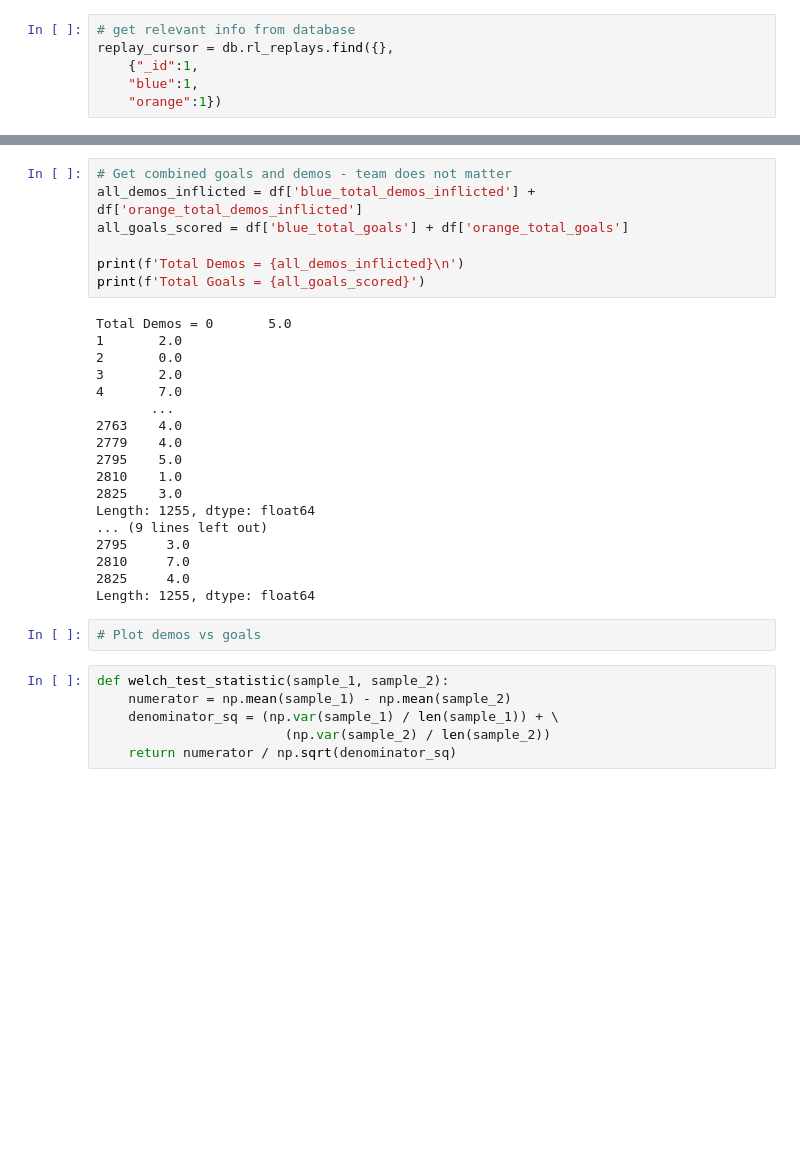
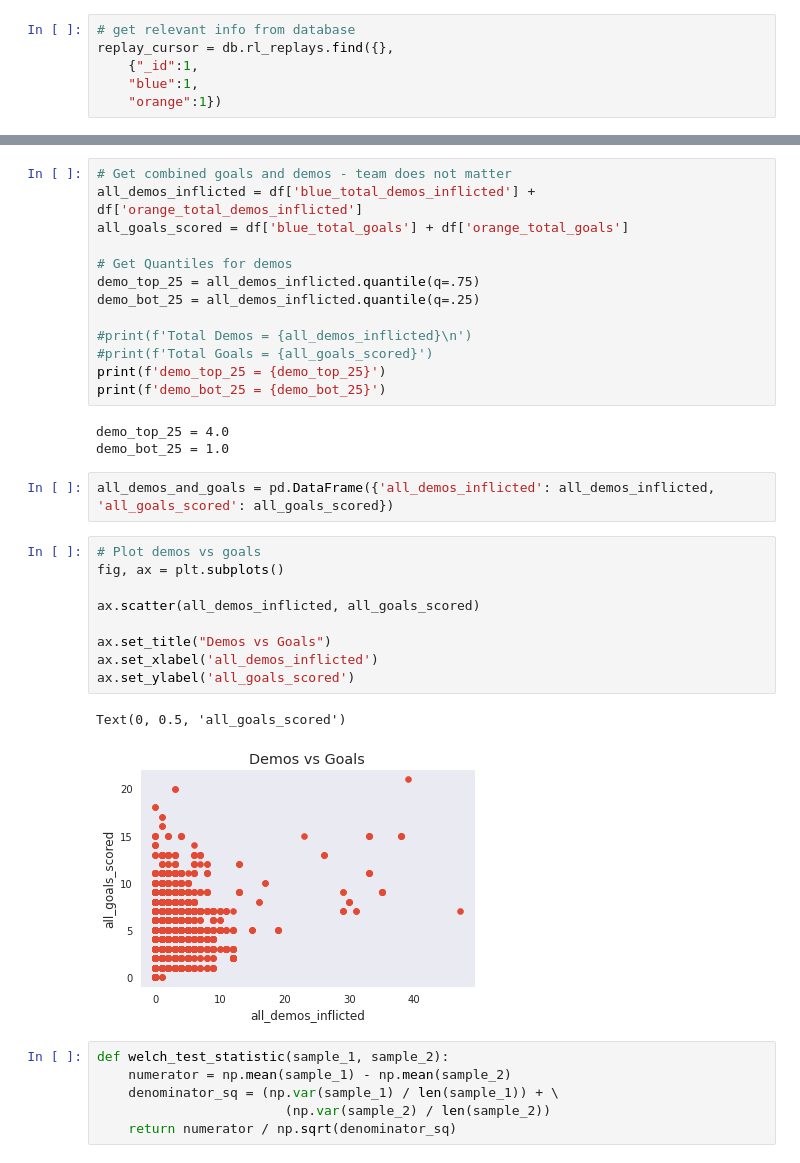
Before and after one commit to bdotbull/rl-stats-eda, a Jupyter notebook: notebook/rl_stats_eda.ipynb, the cells around one changed output, grey strips where cells are left out. Drawn from its saved outputs; the diff is of its cells as text; blank space fills up the shorter version.

```diff
--- a/notebook/rl_stats_eda.ipynb
+++ b/notebook/rl_stats_eda.ipynb
@@ -188,28 +196,31 @@ Name: orange_total_demos_inflicted, dtype: int64
 all_demos_inflicted = df['blue_total_demos_inflicted'] + df['orange_total_demos_inflicted']
 all_goals_scored = df['blue_total_goals'] + df['orange_total_goals']
 
-print(f'Total Demos = {all_demos_inflicted}\n')
-print(f'Total Goals = {all_goals_scored}')
+# Get Quantiles for demos
+demo_top_25 = all_demos_inflicted.quantile(q=.75)
+demo_bot_25 = all_demos_inflicted.quantile(q=.25)
+
+#print(f'Total Demos = {all_demos_inflicted}\n')
+#print(f'Total Goals = {all_goals_scored}')
+print(f'demo_top_25 = {demo_top_25}')
+print(f'demo_bot_25 = {demo_bot_25}')
 # %% [output]
-Total Demos = 0       5.0
-1       2.0
-2       0.0
-3       2.0
-4       7.0
-       ...
-2763    4.0
-2779    4.0
-2795    5.0
-2810    1.0
-2825    3.0
-Length: 1255, dtype: float64
-... (9 lines left out)
-2795     3.0
-2810     7.0
-2825     4.0
-Length: 1255, dtype: float64
+demo_top_25 = 4.0
+demo_bot_25 = 1.0
-# %%
-# Plot demos vs goals
+# %%
+all_demos_and_goals = pd.DataFrame({'all_demos_inflicted': all_demos_inflicted, 'all_goals_scored': all_goals_scored})
+# %%
+# Plot demos vs goals
+fig, ax = plt.subplots()
+
+ax.scatter(all_demos_inflicted, all_goals_scored)
+
+ax.set_title("Demos vs Goals")
+ax.set_xlabel('all_demos_inflicted')
+ax.set_ylabel('all_goals_scored')
+# %% [output]
+Text(0, 0.5, 'all_goals_scored')
+[figure, added]
 # %%
 def welch_test_statistic(sample_1, sample_2):
     numerator = np.mean(sample_1) - np.mean(sample_2)
```
Also changed, not shown: parts of 10 cells of this notebook.
